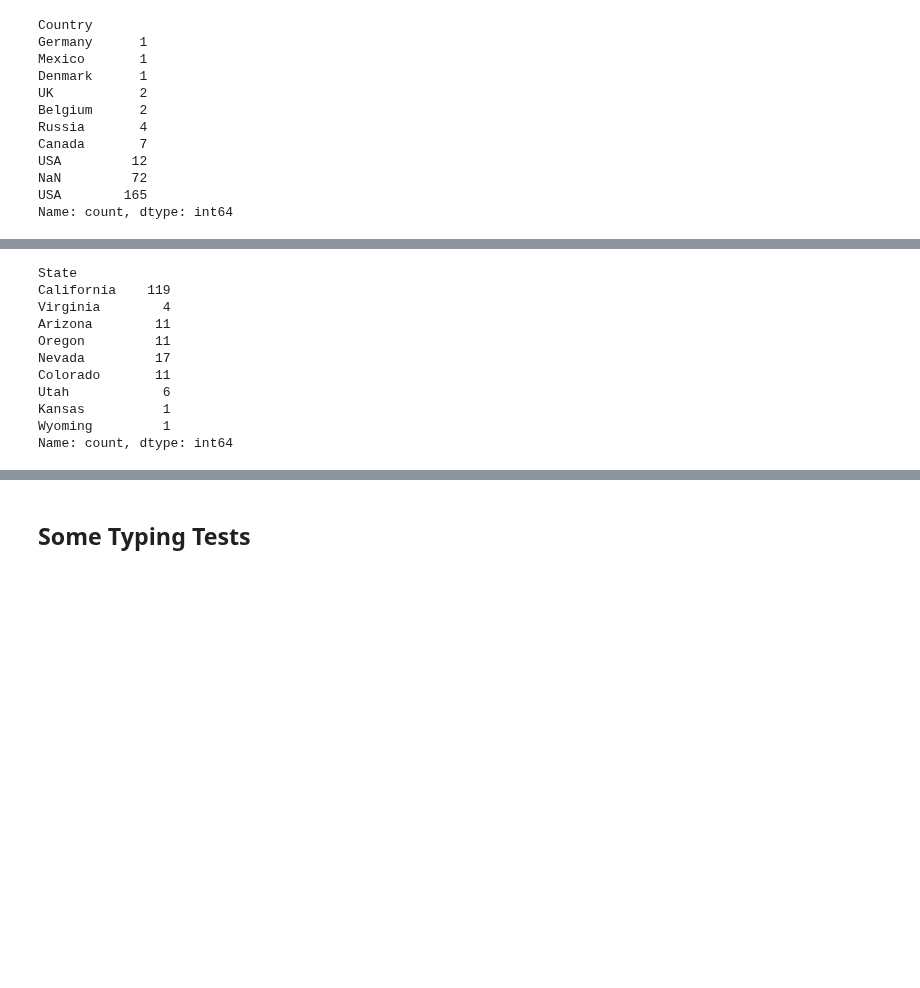
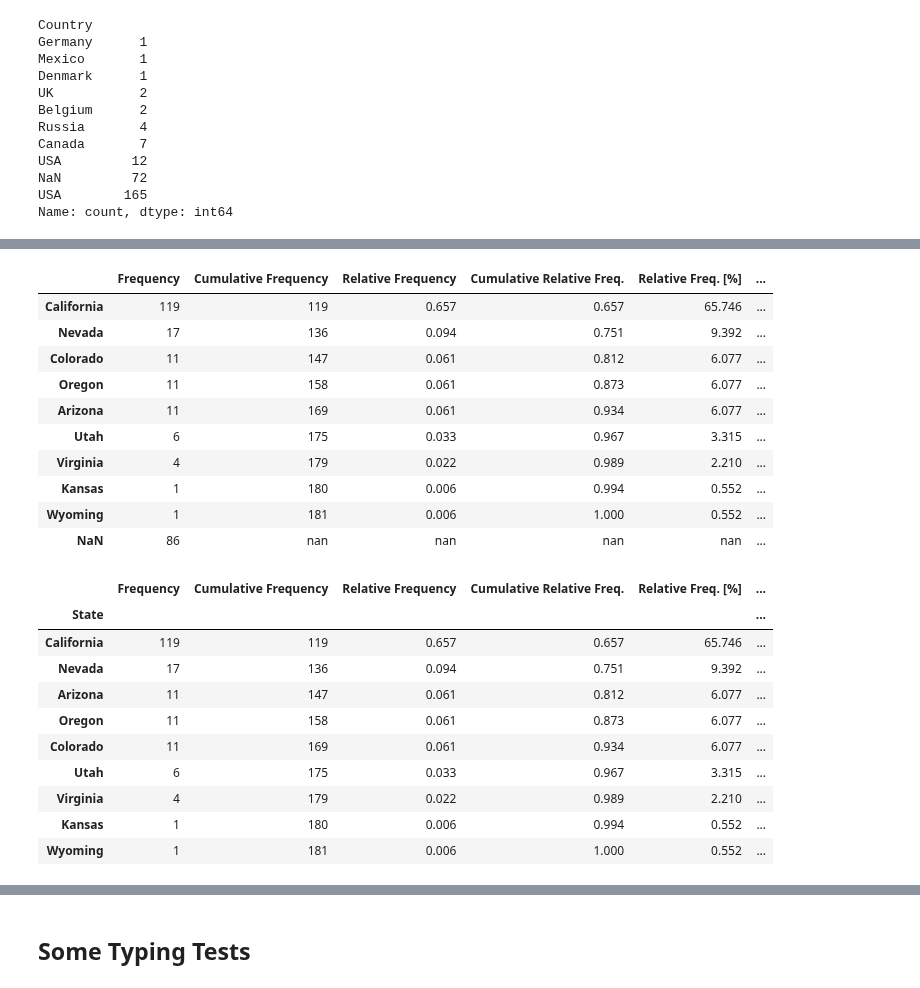
Before and after one commit to jmonti-gh/jm_datascience, a Jupyter notebook: test_jm/get_fdt.ipynb, the cells around one changed output, grey strips where cells are left out. Cells and saved outputs as stored; diff of their text form; code cells hidden in the pictures; blank space fills up the shorter version.

```diff
--- a/test_jm/get_fdt.ipynb
+++ b/test_jm/get_fdt.ipynb
@@ -206,5 +232,5 @@ def to_series(
 # %%
-def get_fdt(
+def get_fdt0(
         data: Union[pd.Series, np.ndarray, dict, list, set, pd.DataFrame],
         value_counts: Optional[bool] = False,
         dropna: Optional[bool] = True,
@@ -297,10 +323,15 @@ def get_fdt(
     sr = to_series(data)
 
     if dropna:
-        sr = sr.dropna()
+        sr = sr.dropna()                        # Drop all nulls values of the Series
+        sr = sr.drop(np.nan, errors='ignore')   # For series with NaNs as a category with their count (errors='ignore': does not fail if it does not exist)
 
     if value_counts:
         sr = sr.value_counts(dropna=dropna, sort=False)
+
+    # Validate that all the values are positive numbers
+    if not _validate_numeric_series(sr):
+        raise ValueError(f"To get a Frequency Distribution Table all frequencies must by positive numbers")
 
     # Order de original Series to obtain the fdt in the same order as the original data
     match order:
@@ -325,10 +356,13 @@ def get_fdt(
         nan_value = 0
         sr_without_nan = sr.copy()  # If no NaNs, we keep the original series without changes
     finally:
-        # Column that will then be concatenated to the end of the DF if the na_aside option is true
-        nan_row_df = pd.DataFrame(data = [nan_value], columns=[columns[0]], index=['Nulls'])      # Only 'Frequency' column.
+        if na_aside:
+            # Column that will then be concatenated to the end of the DF if the na_aside option is true
+            nan_row_df = pd.DataFrame(data = [nan_value], columns=[columns[0]], index=['Nulls'])      # Only 'Frequency' column.
+            if nan_value > 0:
+                sr = sr_without_nan
 
-    match na_position:              # 1. locate the NaNs values
+    match na_position and not na_aside:              # Locate the NaNs values
         case 'first':
             sr = pd.concat([pd.Series({np.nan: nan_value}), sr_without_nan])
         case 'last':
@@ -337,25 +371,6 @@ def get_fdt(
             pass
         case _:
             raise ValueError(f"Valid values for na_position: 'first', 'last', 'value' or None. Got '{na_position}'")
-
-    if na_aside and nan_value:      # 2. define if NaNs count for relative and cumulative values.
-        sr = sr_without_nan         # series without nulls on which the relative values will be calculated
-
-    else:                           # if NaNs: 1. na_position, 2 na_aside
-        match na_position:          # 1. locate the NaNs values
-            case 'first':
-                sr = pd.concat([pd.Series({np.nan: nan_value}), sr_without_nan])
-            case 'last':
-                sr = pd.concat([sr_without_nan, pd.Series({np.nan: nan_value})])
-            case 'value' | None:
-                pass
-            case _:
-                raise ValueError(f"Valid values for na_position: 'first', 'last', 'value' or None. Got '{na_position}'")
-
-        if na_aside:                # 2. define if NaNs count for relative and cumulative values.
-            sr = sr_without_nan     # series without nulls on which the relative values will be calculated
-            # Column that will then be concatenated to the end of the DF if the na_aside option is true
-            nan_row_df = pd.DataFrame(data = [nan_value], columns=[columns[0]], index=['Nulls'])      # Only 'Frequency' column.
 
     # Central rutine: create the fdt, including relative and cumulative columns.
     fdt = pd.DataFrame(sr)
@@ -382,15 +578,31 @@ def get_fdt(
+# %%
+fdt_s1 = get_fdt(df['State'], value_counts=True, dropna=False, na_position='value', include_pcts=True, include_plain_relatives=True, fmt_values=True, order='desc', na_aside=True)
+fdt_s1
+# %% [output]
+|  | Frequency | Cumulative Frequency | Relative Frequency | Cumulative Relative Freq. | Relative Freq. [%] | ... |
+| California | 119 | 119 | 0.657 | 0.657 | 65.746 | ... |
+| Nevada | 17 | 136 | 0.094 | 0.751 | 9.392 | ... |
+| Colorado | 11 | 147 | 0.061 | 0.812 | 6.077 | ... |
+| Oregon | 11 | 158 | 0.061 | 0.873 | 6.077 | ... |
+| Arizona | 11 | 169 | 0.061 | 0.934 | 6.077 | ... |
+| Utah | 6 | 175 | 0.033 | 0.967 | 3.315 | ... |
+| Virginia | 4 | 179 | 0.022 | 0.989 | 2.210 | ... |
+| Kansas | 1 | 180 | 0.006 | 0.994 | 0.552 | ... |
+| Wyoming | 1 | 181 | 0.006 | 1.000 | 0.552 | ... |
+| NaN | 86 | nan | nan | nan | nan | ... |
 # %%
 vc = df['State'].value_counts(sort=False, dropna=True)
-vc
+fdt_vc = get_fdt(vc, dropna=True, na_position='value', include_pcts=True, include_plain_relatives=True, fmt_values=True, order='desc', na_aside=True)
+fdt_vc
 # %% [output]
-State
-California    119
-Virginia        4
-Arizona        11
-Oregon         11
-Nevada         17
-Colorado       11
-Utah            6
-Kansas          1
-Wyoming         1
-Name: count, dtype: int64
+|  | Frequency | Cumulative Frequency | Relative Frequency | Cumulative Relative Freq. | Relative Freq. [%] | ... |
+| State |  |  |  |  |  | ... |
+| California | 119 | 119 | 0.657 | 0.657 | 65.746 | ... |
+| Nevada | 17 | 136 | 0.094 | 0.751 | 9.392 | ... |
+| Arizona | 11 | 147 | 0.061 | 0.812 | 6.077 | ... |
+| Oregon | 11 | 158 | 0.061 | 0.873 | 6.077 | ... |
+| Colorado | 11 | 169 | 0.061 | 0.934 | 6.077 | ... |
+| Utah | 6 | 175 | 0.033 | 0.967 | 3.315 | ... |
+| Virginia | 4 | 179 | 0.022 | 0.989 | 2.210 | ... |
+| Kansas | 1 | 180 | 0.006 | 0.994 | 0.552 | ... |
+| Wyoming | 1 | 181 | 0.006 | 1.000 | 0.552 | ... |
```
Also changed, not shown: parts of 13 cells of this notebook, 1 other file.
